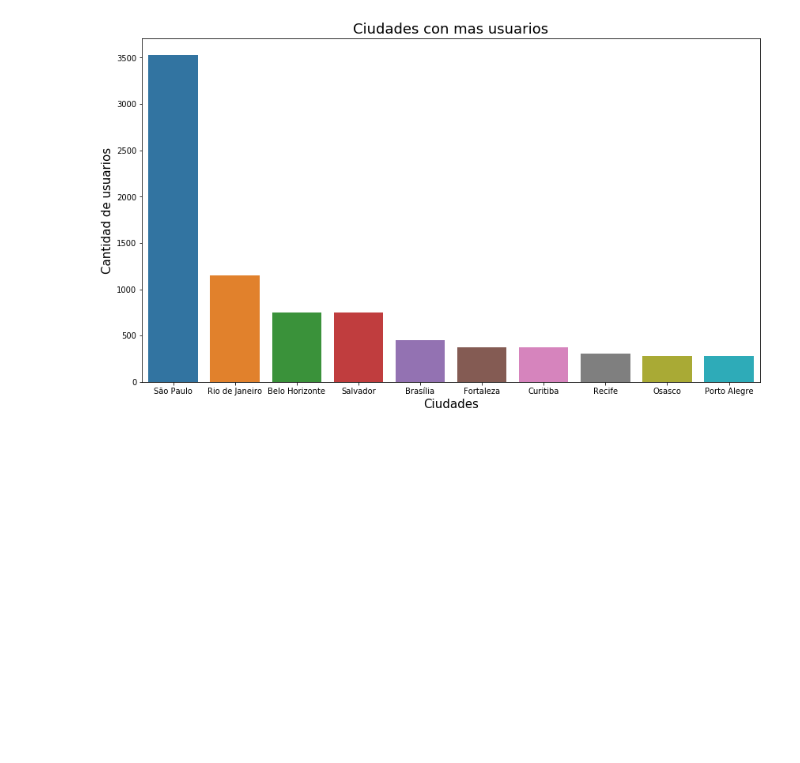
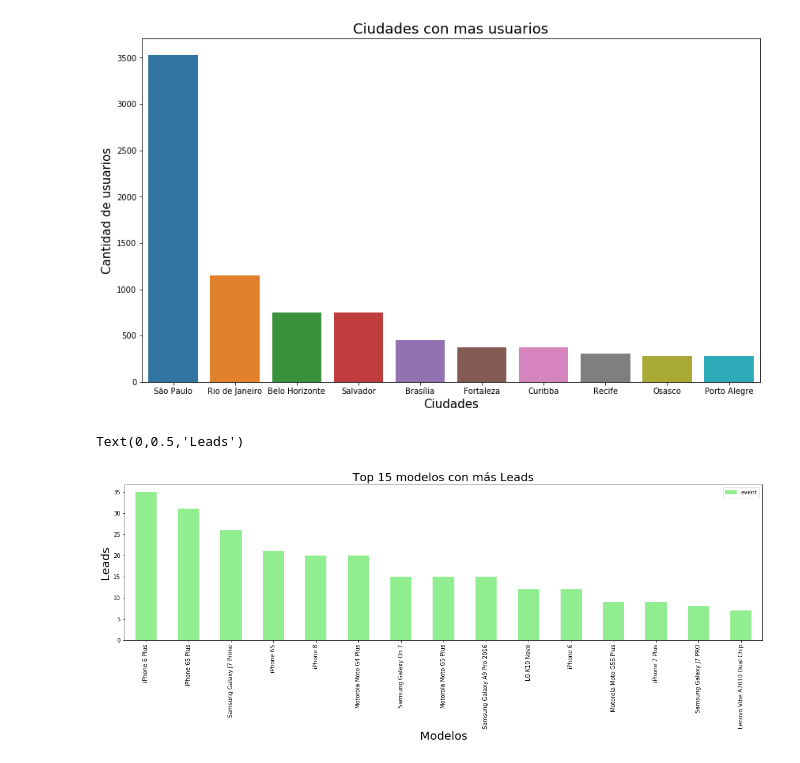
Before and after one commit to IgnacioKomar/OrganizacionDeDatos, a Jupyter notebook: TP1.ipynb, the cells around one changed output. Cells and saved outputs as stored; diff of their text form; code cells hidden in the pictures; blank space fills up the shorter version.

```diff
--- a/TP1.ipynb
+++ b/TP1.ipynb
@@ -4,7 +4,7 @@ import numpy as np
 import matplotlib.pyplot as plt
 import seaborn as sns
 
-datos_completo = pd.read_csv('events.csv')
+datos_completo = pd.read_csv('/home/soledad-escobar/Descargas/Orga_datos/csv_files/events.csv')
 # %%
 datos_completo.shape
 # %% [output]
@@ -85,3 +85,14 @@ bp.set_ylabel("Cantidad de usuarios", fontsize=15)
 # %% [output]
 Text(0,0.5,'Cantidad de usuarios')
 [figure]
+# %%
+leads_por_model = datos_completo.loc[:, ['event', 'model']].groupby('event').get_group('lead').groupby('model').count().sort_values('event', ascending = False)
+leads_por_model.head(15)
+#15 modelos con mas leads
+graf1 = leads_por_model.head(15).plot(kind = 'bar', figsize = (20,5), color = 'lightgreen')
+graf1.set_title('Top 15 modelos con más Leads', fontsize = 20)
+graf1.set_xlabel('Modelos', fontsize = 20)
+graf1.set_ylabel('Leads', fontsize = 20)
+# %% [output]
+Text(0,0.5,'Leads')
+[figure, added]
```
Also changed, not shown: parts of 7 cells of this notebook.
